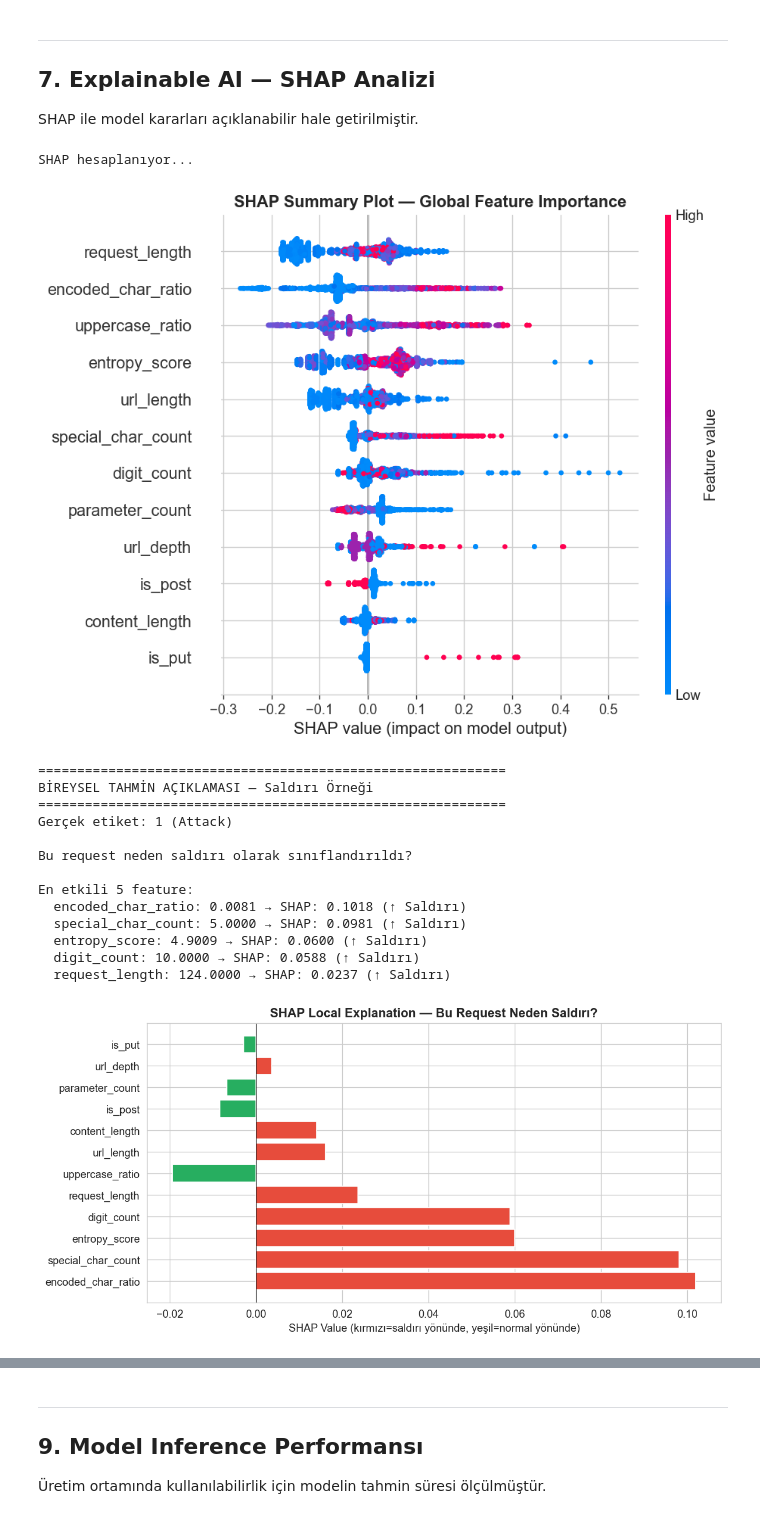
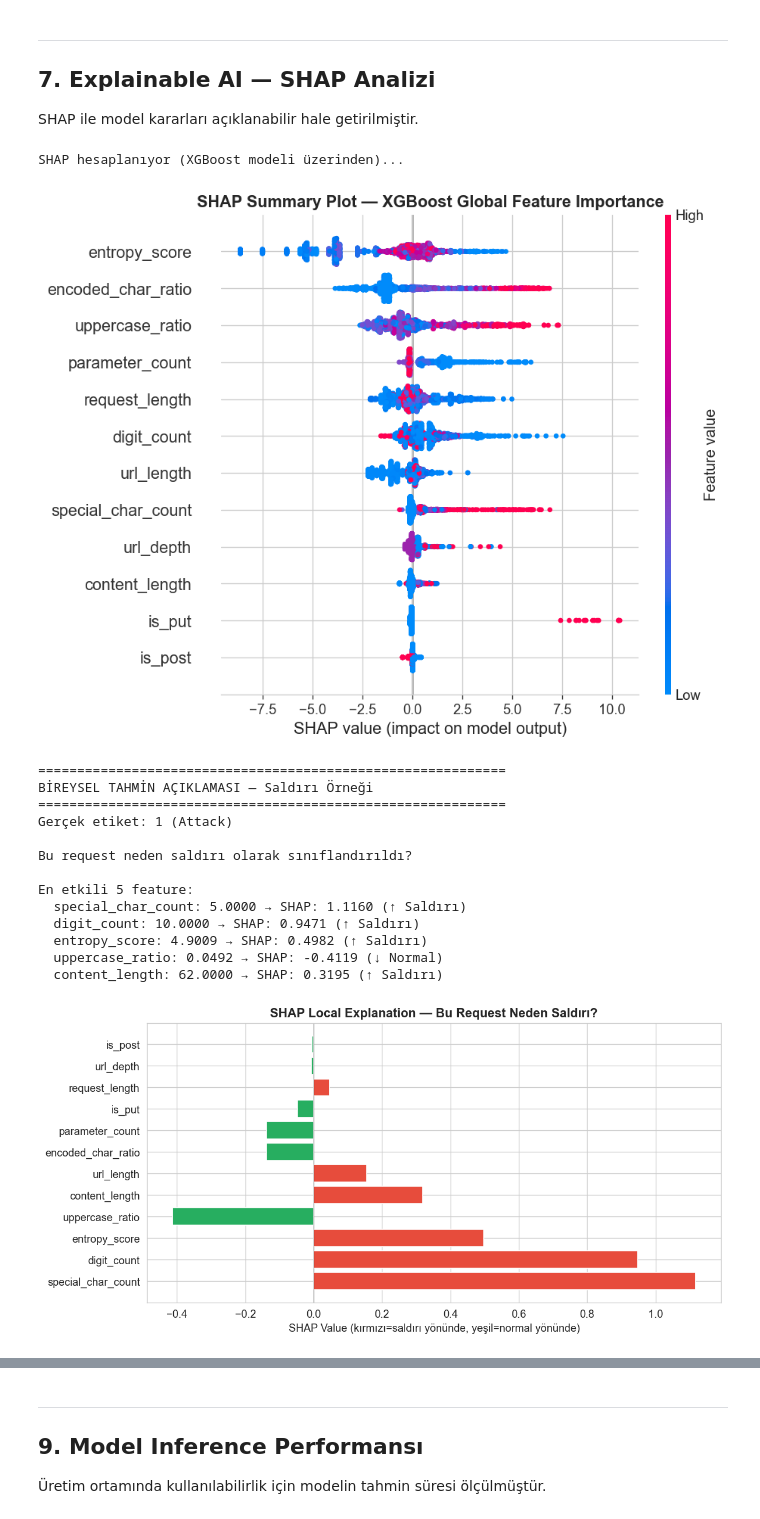
Before and after one commit to MuhammedAsef/web_attack_risk_prediction, a Jupyter notebook: notebooks/web_attack_analysis.ipynb, the cells around one changed output, grey strips where cells are left out. Drawn from its saved outputs; the diff is of its cells as text; code cells hidden in the pictures.

```diff
--- a/notebooks/web_attack_analysis.ipynb
+++ b/notebooks/web_attack_analysis.ipynb
@@ -711,0 +714,26 @@ weighted avg       0.94      0.94      0.94     12213
+# %%
+# ============================================================
+# MODEL 3: LightGBM
+# ============================================================
+import lightgbm as lgb
+
+lgb_model = lgb.LGBMClassifier(
+    n_estimators=300, max_depth=8, learning_rate=0.1,
+    subsample=0.8, colsample_bytree=0.8,
+    scale_pos_weight=len(y_train[y_train==0]) / len(y_train[y_train==1]),
+    random_state=RANDOM_STATE, verbose=-1
+)
+lgb_model.fit(X_train, y_train)
+lgb_pred = lgb_model.predict(X_test)
+lgb_proba = lgb_model.predict_proba(X_test)[:, 1]
+
+print("=" * 60)
+print("MODEL 3: LightGBM")
+print("=" * 60)
+print(f"Accuracy: {accuracy_score(y_test, lgb_pred):.4f}")
+print(f"F1 Score: {f1_score(y_test, lgb_pred):.4f}")
+print(f"AUC-ROC:  {roc_auc_score(y_test, lgb_proba):.4f}")
+print(f"\n{classification_report(y_test, lgb_pred, target_names=['Normal', 'Attack'])}")
+
+lgb_cv = cross_val_score(lgb_model, X, y, cv=cv, scoring='f1')
+print(f"5-Fold CV F1: {lgb_cv.mean():.4f} (±{lgb_cv.std():.4f})")
@@ -971,10 +1092,10 @@ plt.show()
 SHAP ile model kararları açıklanabilir hale getirilmiştir.
 # %%
 # ============================================================
-# SHAP ANALİZİ
+# SHAP ANALİZİ (En iyi model: XGBoost üzerinden)
 # ============================================================
-print("SHAP hesaplanıyor...")
-explainer = shap.TreeExplainer(rf_model)
+print(f"SHAP hesaplanıyor ({best_name} modeli üzerinden)...")
+explainer = shap.TreeExplainer(best_model)
 X_shap = X_test.sample(n=min(2000, len(X_test)), random_state=RANDOM_STATE)
 shap_values = explainer.shap_values(X_shap)
 
@@ -988,16 +1109,16 @@ else:
     sv = shap_values
 
 shap.summary_plot(sv, X_shap, feature_names=model_features, show=False)
-plt.title('SHAP Summary Plot — Global Feature Importance', fontweight='bold')
+plt.title(f'SHAP Summary Plot — {best_name} Global Feature Importance', fontweight='bold')
 plt.tight_layout()
 plt.savefig('../outputs/figures/shap_summary.png', dpi=150, bbox_inches='tight')
 plt.show()
 # %% [output]
-SHAP hesaplanıyor...
+SHAP hesaplanıyor (XGBoost modeli üzerinden)...
-[figure, old version]
+[figure, new version]
 # %%
 # SHAP Local Explanation — Bireysel tahmin açıklaması
-attack_indices = X_shap[rf_model.predict(X_shap) == 1].index
+attack_indices = X_shap[best_model.predict(X_shap) == 1].index
 if len(attack_indices) > 0:
     sample_idx = attack_indices[0]
     sample_pos = list(X_shap.index).index(sample_idx)
@@ -1020,37 +1141,37 @@ if len(attack_indices) > 0:
 
     feat_shap = pd.DataFrame({
         'feature': model_features,
         'shap_value': sv_flat[:len(model_features)],
         'feature_value': fv_flat[:len(model_features)]
     }).sort_values('shap_value', key=abs, ascending=False)
 
     print("\nEn etkili 5 feature:")
     for _, row in feat_shap.head(5).iterrows():
         direction = "↑ Saldırı" if row['shap_value'] > 0 else "↓ Normal"
         print(f"  {row['feature']}: {row['feature_value']:.4f} → SHAP: {row['shap_value']:.4f} ({direction})")
 
     fig, ax = plt.subplots(figsize=(10, 5))
     colors = ['#e74c3c' if v > 0 else '#27ae60' for v in feat_shap['shap_value']]
     ax.barh(feat_shap['feature'], feat_shap['shap_value'], color=colors)
     ax.set_title('SHAP Local Explanation — Bu Request Neden Saldırı?', fontweight='bold')
     ax.set_xlabel('SHAP Value (kırmızı=saldırı yönünde, yeşil=normal yönünde)')
     ax.axvline(x=0, color='black', linewidth=0.5)
     plt.tight_layout()
     plt.savefig('../outputs/figures/shap_local_explanation.png', dpi=150, bbox_inches='tight')
     plt.show()
 # %% [output]
 ============================================================
 BİREYSEL TAHMİN AÇIKLAMASI — Saldırı Örneği
 ============================================================
 Gerçek etiket: 1 (Attack)
 
 Bu request neden saldırı olarak sınıflandırıldı?
 
 En etkili 5 feature:
-  encoded_char_ratio: 0.0081 → SHAP: 0.1018 (↑ Saldırı)
-  special_char_count: 5.0000 → SHAP: 0.0981 (↑ Saldırı)
-  entropy_score: 4.9009 → SHAP: 0.0600 (↑ Saldırı)
-  digit_count: 10.0000 → SHAP: 0.0588 (↑ Saldırı)
-  request_length: 124.0000 → SHAP: 0.0237 (↑ Saldırı)
+  special_char_count: 5.0000 → SHAP: 1.1160 (↑ Saldırı)
+  digit_count: 10.0000 → SHAP: 0.9471 (↑ Saldırı)
+  entropy_score: 4.9009 → SHAP: 0.4982 (↑ Saldırı)
+  uppercase_ratio: 0.0492 → SHAP: -0.4119 (↓ Normal)
+  content_length: 62.0000 → SHAP: 0.3195 (↑ Saldırı)
-[figure, old version]
+[figure, new version]
 # %%
```
Also changed, not shown: parts of 9 cells of this notebook, 6 other files.
